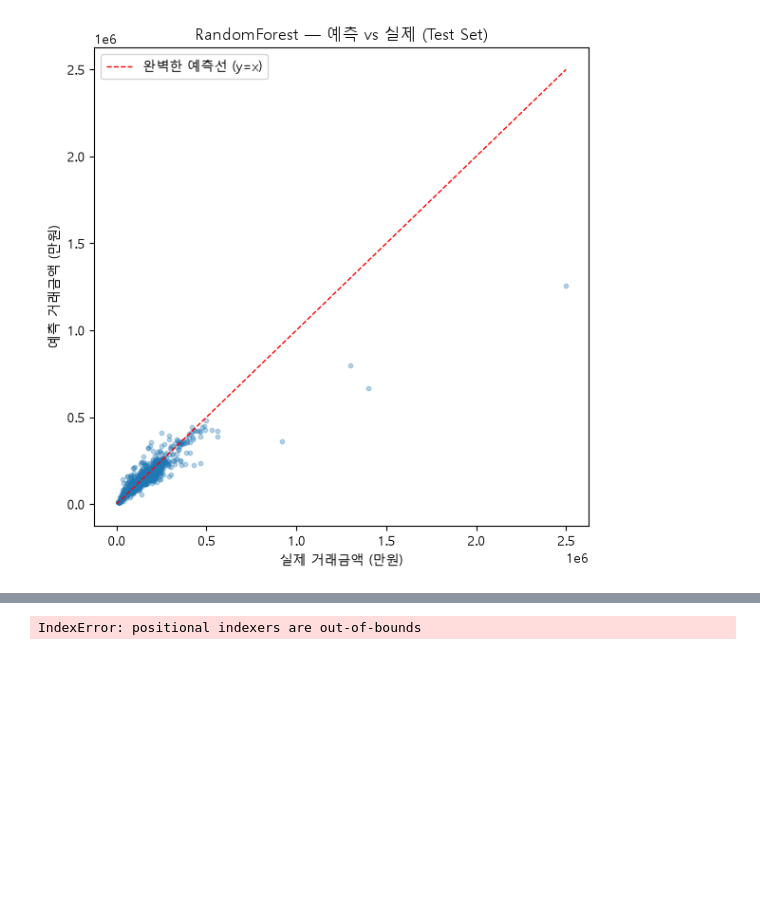
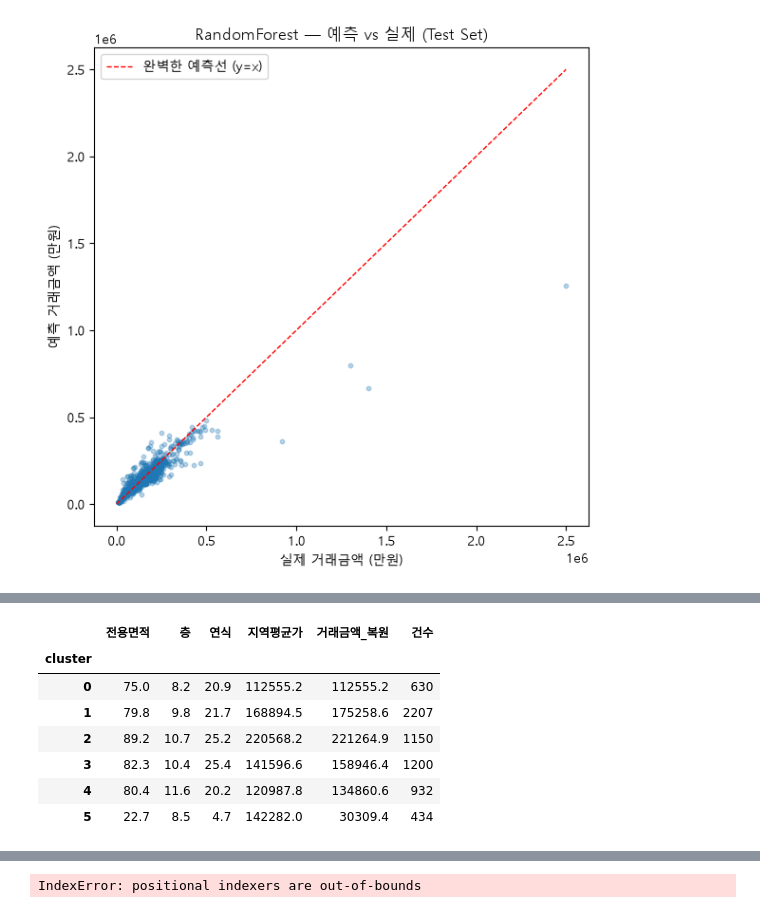
Before and after one commit to Overlay1010/apartment_price, a Jupyter notebook: apartment_price_prediction.ipynb, the cells around one changed output, grey strips where cells are left out. Cells and saved outputs as stored; diff of their text form; code cells hidden in the pictures; blank space fills up the shorter version.

```diff
--- a/apartment_price_prediction.ipynb
+++ b/apartment_price_prediction.ipynb
@@ -454,0 +559,7 @@ print(f"모델 저장 완료: {MODEL_DIR / f'{best_model_name}_apt_price.pkl'}")
+# %%
+# 최종 군집화 진행
+final_k = 6
+kmeans = KMeans(n_clusters=final_k, random_state=42, n_init=10)
+df_cluster_encoded["cluster"] = kmeans.fit_predict(X_cluster)
+
+df_cluster_encoded["cluster"].value_counts().sort_index()
@@ -454,0 +575,17 @@ print(f"모델 저장 완료: {MODEL_DIR / f'{best_model_name}_apt_price.pkl'}")
+# %%
+# log_price를 원래 가격으로 복원해서 보기
+df_cluster_encoded["거래금액_복원"] = np.expm1(df_cluster_encoded["log_price"])
+
+summary_cols = ["전용면적", "층", "연식", "지역평균가", "거래금액_복원"]
+cluster_summary = df_cluster_encoded.groupby("cluster")[summary_cols].mean().round(1)
+cluster_summary["건수"] = df_cluster_encoded["cluster"].value_counts().sort_index()
+cluster_summary
+# %% [output]
+|  | 전용면적 | 층 | 연식 | 지역평균가 | 거래금액_복원 | 건수 |
+| cluster |  |  |  |  |  |  |
+| 0 | 75.0 | 8.2 | 20.9 | 112555.2 | 112555.2 | 630 |
+| 1 | 79.8 | 9.8 | 21.7 | 168894.5 | 175258.6 | 2207 |
+| 2 | 89.2 | 10.7 | 25.2 | 220568.2 | 221264.9 | 1150 |
+| 3 | 82.3 | 10.4 | 25.4 | 141596.6 | 158946.4 | 1200 |
+| 4 | 80.4 | 11.6 | 20.2 | 120987.8 | 134860.6 | 932 |
+| 5 | 22.7 | 8.5 | 4.7 | 142282.0 | 30309.4 | 434 |
```
Also changed, not shown: parts of 24 cells of this notebook, 5 other files.
